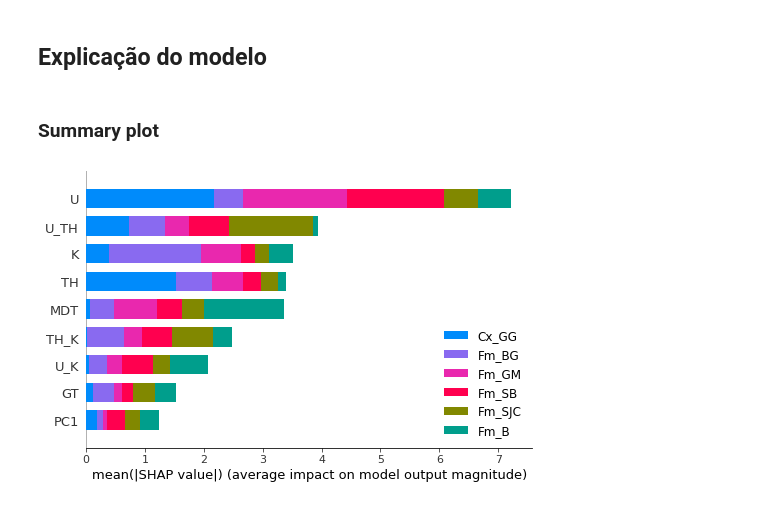
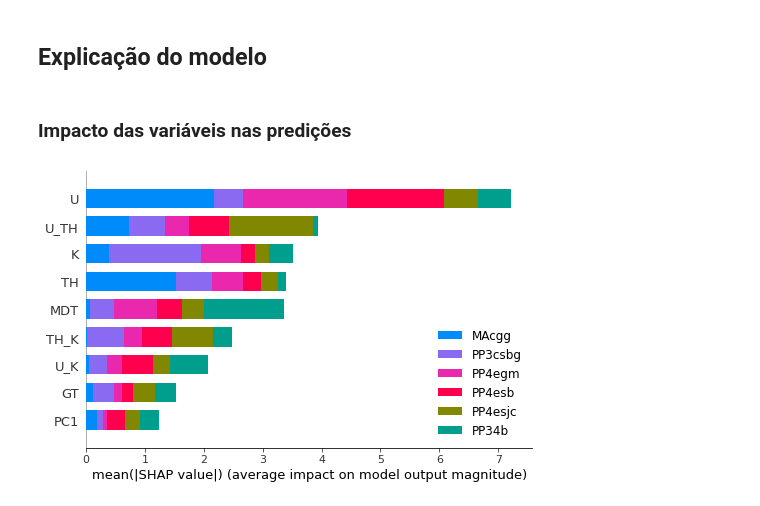
Before and after one commit to fnaghetini/Mapa-Preditivo, a Jupyter notebook: 3-model_explanation.ipynb, the cells around one changed output. Saved outputs shown, nothing was run; the diff lists cells and outputs as text; code cells hidden in the pictures.

```diff
--- a/3-model_explanation.ipynb
+++ b/3-model_explanation.ipynb
@@ -99,15 +107,17 @@ X_train_with_col_names = pd.DataFrame(X_train_smt, columns=FEAT)
 explainer = shap.TreeExplainer(clf)
 shap_values = explainer.shap_values(X_train_with_col_names)
 # %%
-dic_lith = {0 : 'Cx_GG',
-            1 : 'Fm_BG',
-            2 : 'Fm_B',
-            3 : 'Fm_SJC',
-            4 : 'Fm_SB',
-            5 : 'Fm_GM'}
+dic_lith = {0 : 'MAcgg',
+            1 : 'PP3csbg',
+            2 : 'PP34b',
+            3 : 'PP4esjc',
+            4 : 'PP4esb',
+            5 : 'PP4egm'}
-# %% [markdown]
-### Summary plot
+# %% [markdown]
+### Impacto das variáveis nas predições
 # %%
-shap.summary_plot(shap_values, X_train_with_col_names, plot_type="bar", class_names = dic_lith)
+shap.summary_plot(shap_values, X_train_with_col_names, plot_type="bar", class_names = dic_lith, show=False)
+
+plt.savefig("figures/notebook3/Figura_01.png", dpi = 300);
 # %% [output]
-[figure, old version]
+[figure, new version]
```
Also changed, not shown: parts of 23 cells of this notebook, 7 other files.
